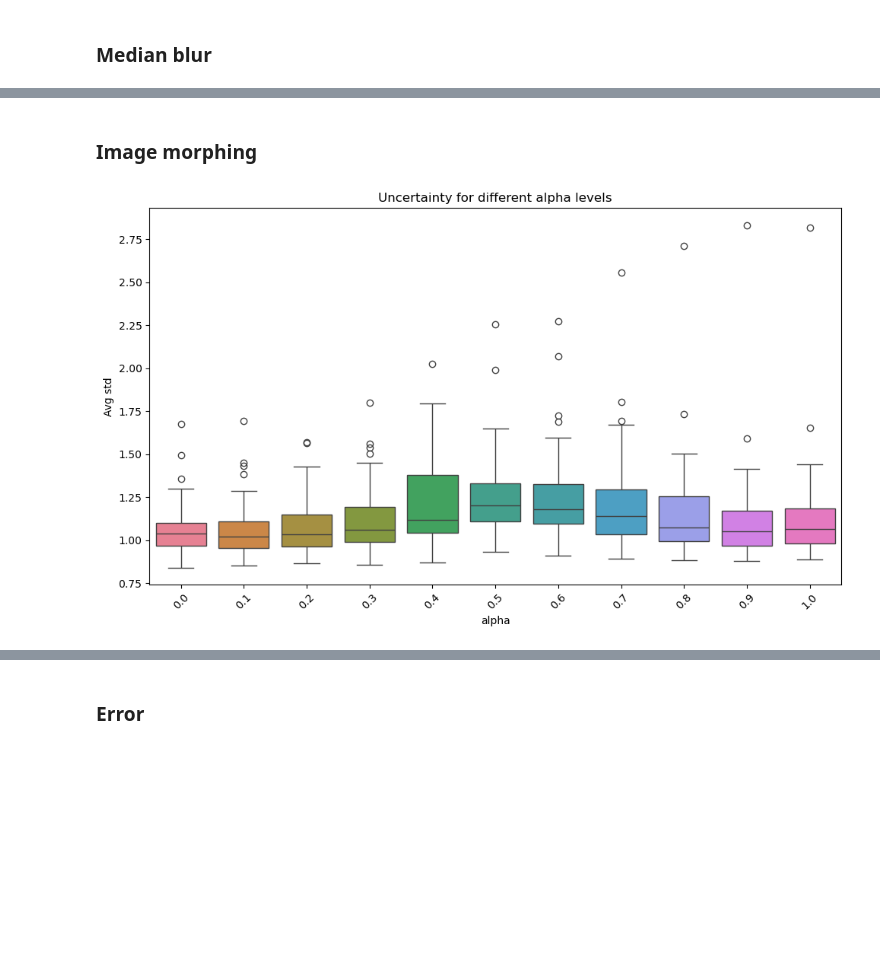
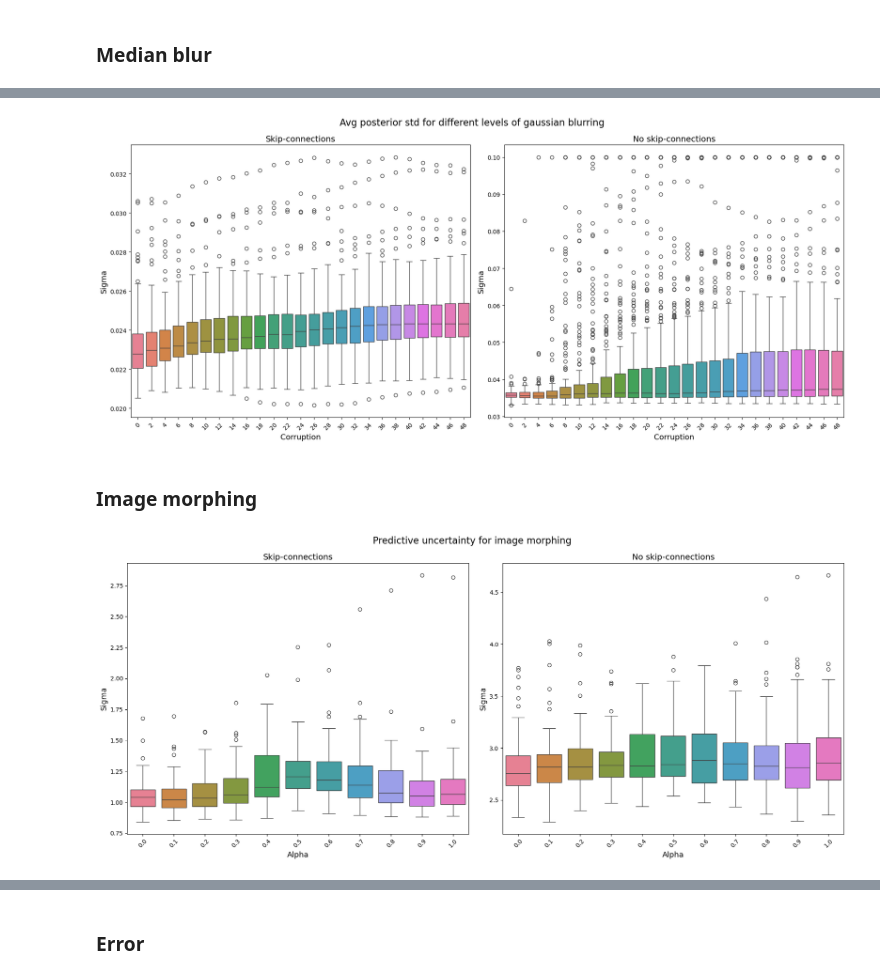
Before and after one commit to mcosarinsky/HybridGNet-uncertainty, a Jupyter notebook: Uncertainty_plots.ipynb, the cells around one changed output, grey strips where cells are left out. Cells and saved outputs as stored; diff of their text form; code cells hidden in the pictures; blank space fills up the shorter version.

```diff
--- a/Uncertainty_plots.ipynb
+++ b/Uncertainty_plots.ipynb
@@ -154,0 +252,19 @@ plt.show()
+# %%
+sigmas_global_skip = defaultdict(list)
+sigmas_global_noskip = defaultdict(list)
+
+for val in mblur_skip.values():
+    for sigma, corr_level in zip(val['sigmas'], val['corr_levels']):
+        sigmas_global_skip[corr_level].append(np.clip(sigma, a_min=0, a_max=3))
+
+for val in mblur_noskip.values():
+    for sigma, corr_level in zip(val['sigmas'], val['corr_levels']):
+        sigmas_global_noskip[corr_level].append(np.clip(sigma, a_min=0, a_max=10))
+
+fig, axs = plt.subplots(1, 2, figsize=(18, 8))
+
+plot_global_uncertainty(sigmas_global_skip, title='Skip-connections', ax=axs[0])
+plot_global_uncertainty(sigmas_global_noskip, title='No skip-connections', ax=axs[1])
+
+fig.suptitle('Node level predictive uncertainty for different levels of median blurring', fontsize=16)
+fig.subplots_adjust(top=0.9, wspace=0.1)
@@ -155,16 +273,53 @@ plt.show()
+# %%
+sigmas_global_skip = defaultdict(list)
+file_path_skip = 'Datasets/Chestxray/sigmas_medianblur_skip.txt'
+latent_sigmas_skip = read_sigma_file(file_path_skip)
+
+sigmas_global_noskip = defaultdict(list)
+file_path_noskip = 'Datasets/Chestxray/sigmas_medianblur_noskip.txt'
+latent_sigmas_noskip = read_sigma_file(file_path_noskip)
+
+for val in latent_sigmas_skip.values():
+    for sigma, corr_level in zip(val['sigmas'], val['corr_levels']):
+        sigmas_global_skip[corr_level].append(sigma.mean())
+
+for val in latent_sigmas_noskip.values():
+    for sigma, corr_level in zip(val['sigmas'], val['corr_levels']):
+        sigmas_global_noskip[corr_level].append(np.clip(sigma.mean(), a_min=0, a_max=0.1))
+
+fig, axs = plt.subplots(1, 2, figsize=(18, 8))
+plot_global_uncertainty(sigmas_global_skip, title='Skip-connections', ax=axs[0])
+plot_global_uncertainty(sigmas_global_noskip, title='No skip-connections', ax=axs[1])
+
+fig.suptitle('Avg posterior std for different levels of gaussian blurring', fontsize=16)
+fig.subplots_adjust(top=0.9, wspace=0.1)
+# %% [output]
+[figure, added]
 # %% [markdown]
 ### Image morphing
 # %%
-sigmas_global = defaultdict(list)
+sigmas_global_skip = defaultdict(list)
+sigmas_global_noskip = defaultdict(list)
 
 for val in morphing_skip.values():
     for sigma, corr_level in zip(val['sigmas'], val['corr_levels']):
-        sigmas_global[corr_level].append(sigma.mean())
+        sigmas_global_skip[corr_level].append(sigma.mean())
+
+for val in morphing_noskip.values():
+    for sigma, corr_level in zip(val['sigmas'], val['corr_levels']):
+        sigmas_global_noskip[corr_level].append(sigma.mean())
 
 keys = np.round(np.arange(0, 1.1, 0.1), 2)
-sigmas_global = dict(zip(keys, sigmas_global.values()))
-fig, ax = plot_global_uncertainty(sigmas_global, title='Uncertainty for different alpha levels')
-ax.set_xlabel('alpha')
-plt.show()
+sigmas_global_skip = dict(zip(keys, sigmas_global_skip.values()))
+sigmas_global_noskip = dict(zip(keys, sigmas_global_noskip.values()))
+
+fig, axs = plt.subplots(1, 2, figsize=(18, 8))
+plot_global_uncertainty(sigmas_global_skip, title='Skip-connections', ax=axs[0])
+plot_global_uncertainty(sigmas_global_noskip, title='No skip-connections', ax=axs[1])
+
+axs[0].set_xlabel('Alpha')
+axs[1].set_xlabel('Alpha')
+fig.suptitle('Predictive uncertainty for image morphing', fontsize=16)
+fig.subplots_adjust(top=0.9, wspace=0.1)
 # %% [output]
-[figure, old version]
+[figure, new version]
```
Also changed, not shown: parts of 41 cells of this notebook, 5 other files.
